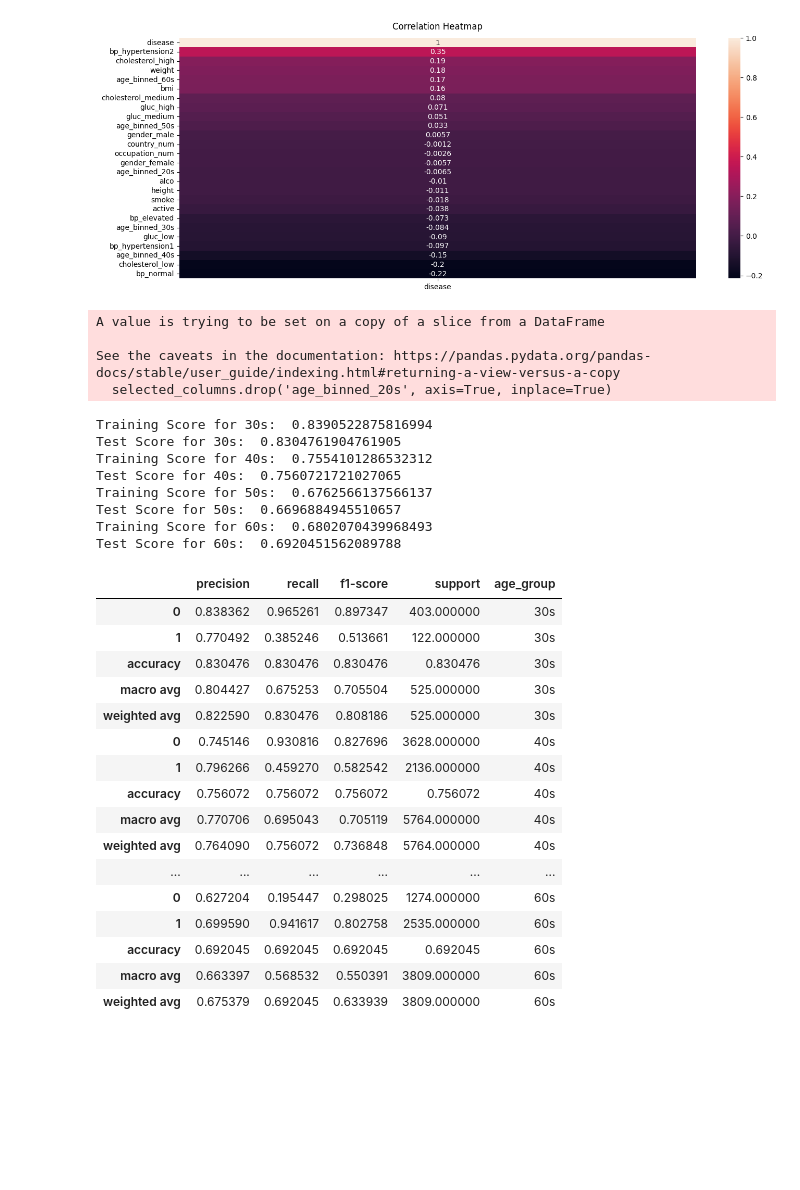
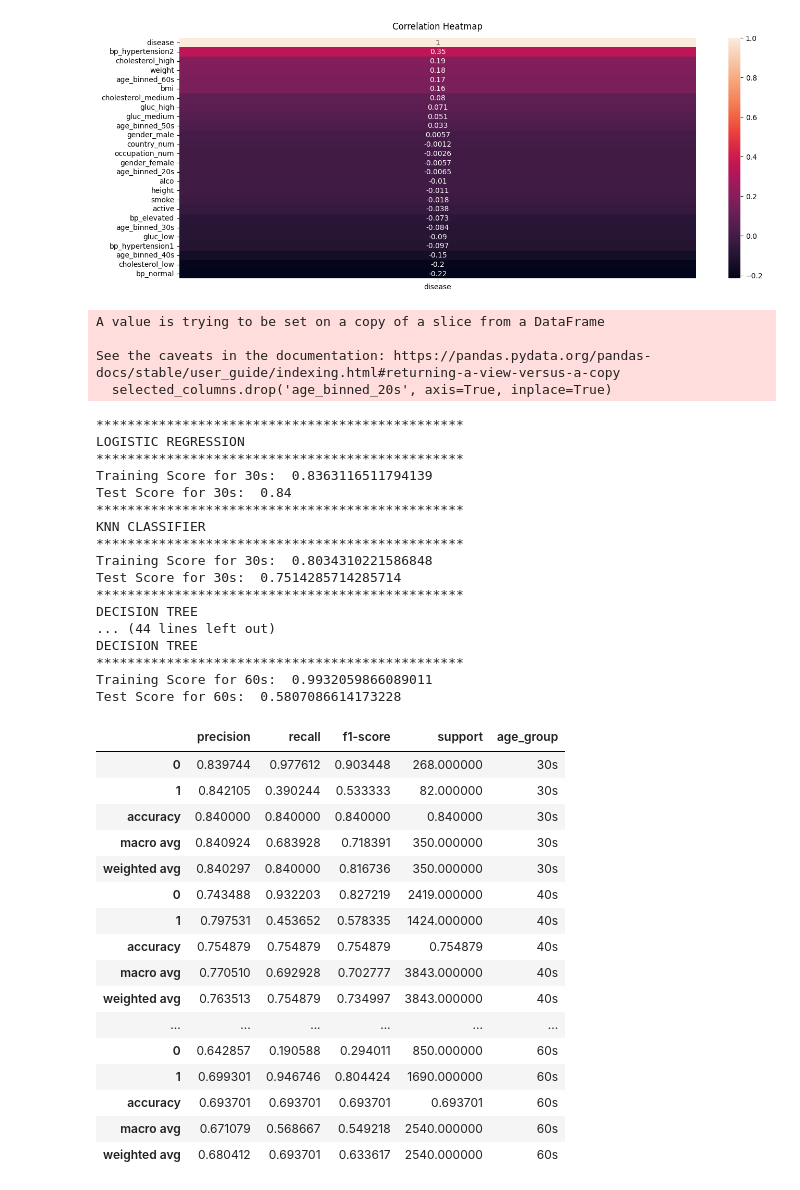
Before and after one commit to jeffatgithub/ntuchealth, a Jupyter notebook: main.ipynb, the cells around one changed output. Drawn from its saved outputs; the diff is of its cells as text; code cells hidden in the pictures; blank space fills up the shorter version.

```diff
--- a/main.ipynb
+++ b/main.ipynb
@@ -440,7 +484,9 @@ selected_df = iddate_removed_df
 selected_columns = selected_df.filter(regex=r'^age_')
 selected_columns.drop('age_binned_20s', axis=True, inplace=True)
 
-merge_df = pd.DataFrame()
+lr_merge_df = pd.DataFrame()
+knn_merge_df = pd.DataFrame()
+clf_merge_df = pd.DataFrame()
 
 for col in selected_columns.columns:
     #print(col)
@@ -450,37 +496,55 @@ for col in selected_columns.columns:
     age_group = col[-3:]
     #result_df = doLogisticRegression(df, age_group)
     #print(result_df)
-    merge_df = pd.concat([merge_df, doLogisticRegression(df, age_group)], axis=0)
+    lr_merge_df = pd.concat([lr_merge_df, doLogisticRegression(df, age_group)], axis=0)
+    knn_merge_df = pd.concat([knn_merge_df, doKNNClassifier(df, age_group)], axis=0)
+    clf_merge_df = pd.concat([clf_merge_df, doDecisionTree(df, age_group)], axis=0)
+
+    #doLogisticRegression(df, age_group)
+    #doKNNClassifier(df, age_group)
+    #doDecisionTree(df, age_group)
 
 #result_df
-merge_df
+#merge_df
 # %% [output]
 A value is trying to be set on a copy of a slice from a DataFrame
 
 See the caveats in the documentation: https://pandas.pydata.org/pandas-docs/stable/user_guide/indexing.html#returning-a-view-versus-a-copy
   selected_columns.drop('age_binned_20s', axis=True, inplace=True)
-Training Score for 30s:  0.8390522875816994
-Test Score for 30s:  0.8304761904761905
-Training Score for 40s:  0.7554101286532312
-Test Score for 40s:  0.7560721721027065
-Training Score for 50s:  0.6762566137566137
-Test Score for 50s:  0.6696884945510657
-Training Score for 60s:  0.6802070439968493
-Test Score for 60s:  0.6920451562089788
+***********************************************
+LOGISTIC REGRESSION
+***********************************************
+Training Score for 30s:  0.8363116511794139
+Test Score for 30s:  0.84
+***********************************************
+KNN CLASSIFIER
+***********************************************
+Training Score for 30s:  0.8034310221586848
+Test Score for 30s:  0.7514285714285714
+***********************************************
+DECISION TREE
+... (44 lines left out)
+DECISION TREE
+***********************************************
+Training Score for 60s:  0.9932059866089011
+Test Score for 60s:  0.5807086614173228
-|  | precision | recall | f1-score | support | age_group |
-| 0 | 0.838362 | 0.965261 | 0.897347 | 403.000000 | 30s |
-| 1 | 0.770492 | 0.385246 | 0.513661 | 122.000000 | 30s |
-| accuracy | 0.830476 | 0.830476 | 0.830476 | 0.830476 | 30s |
-| macro avg | 0.804427 | 0.675253 | 0.705504 | 525.000000 | 30s |
-| weighted avg | 0.822590 | 0.830476 | 0.808186 | 525.000000 | 30s |
-| 0 | 0.745146 | 0.930816 | 0.827696 | 3628.000000 | 40s |
-| 1 | 0.796266 | 0.459270 | 0.582542 | 2136.000000 | 40s |
-| accuracy | 0.756072 | 0.756072 | 0.756072 | 0.756072 | 40s |
-| macro avg | 0.770706 | 0.695043 | 0.705119 | 5764.000000 | 40s |
-| weighted avg | 0.764090 | 0.756072 | 0.736848 | 5764.000000 | 40s |
-| ... | ... | ... | ... | ... | ... |
-| 0 | 0.627204 | 0.195447 | 0.298025 | 1274.000000 | 60s |
-| 1 | 0.699590 | 0.941617 | 0.802758 | 2535.000000 | 60s |
-| accuracy | 0.692045 | 0.692045 | 0.692045 | 0.692045 | 60s |
-| macro avg | 0.663397 | 0.568532 | 0.550391 | 3809.000000 | 60s |
-| weighted avg | 0.675379 | 0.692045 | 0.633939 | 3809.000000 | 60s |
+# %%
+lr_merge_df
+# %% [output]
+|  | precision | recall | f1-score | support | age_group |
+| 0 | 0.839744 | 0.977612 | 0.903448 | 268.000000 | 30s |
+| 1 | 0.842105 | 0.390244 | 0.533333 | 82.000000 | 30s |
+| accuracy | 0.840000 | 0.840000 | 0.840000 | 0.840000 | 30s |
+| macro avg | 0.840924 | 0.683928 | 0.718391 | 350.000000 | 30s |
+| weighted avg | 0.840297 | 0.840000 | 0.816736 | 350.000000 | 30s |
+| 0 | 0.743488 | 0.932203 | 0.827219 | 2419.000000 | 40s |
+| 1 | 0.797531 | 0.453652 | 0.578335 | 1424.000000 | 40s |
+| accuracy | 0.754879 | 0.754879 | 0.754879 | 0.754879 | 40s |
+| macro avg | 0.770510 | 0.692928 | 0.702777 | 3843.000000 | 40s |
+| weighted avg | 0.763513 | 0.754879 | 0.734997 | 3843.000000 | 40s |
+| ... | ... | ... | ... | ... | ... |
+| 0 | 0.642857 | 0.190588 | 0.294011 | 850.000000 | 60s |
+| 1 | 0.699301 | 0.946746 | 0.804424 | 1690.000000 | 60s |
+| accuracy | 0.693701 | 0.693701 | 0.693701 | 0.693701 | 60s |
+| macro avg | 0.671079 | 0.568667 | 0.549218 | 2540.000000 | 60s |
+| weighted avg | 0.680412 | 0.693701 | 0.633617 | 2540.000000 | 60s |
```
Also changed, not shown: parts of 10 cells of this notebook, 2 other files.
